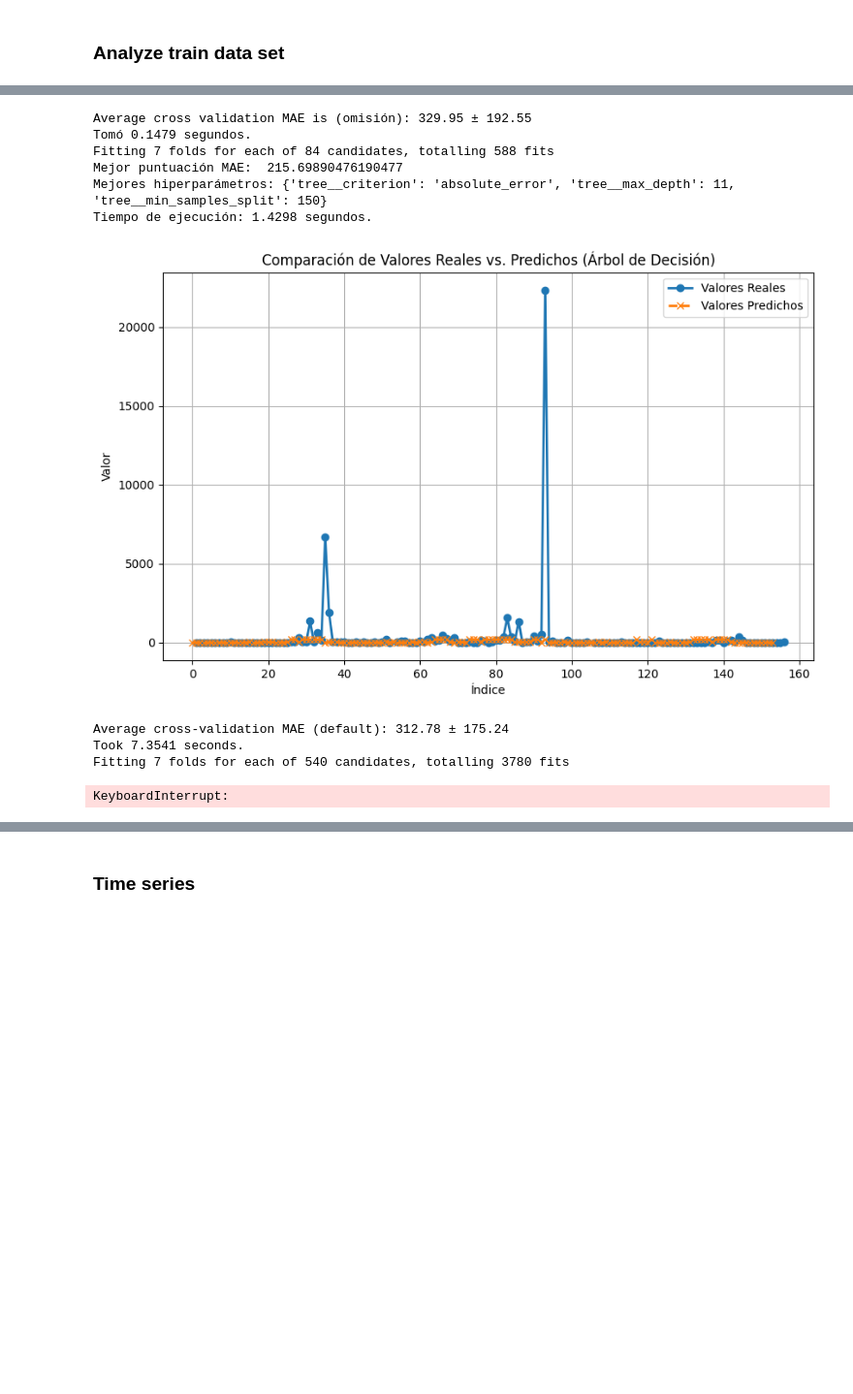
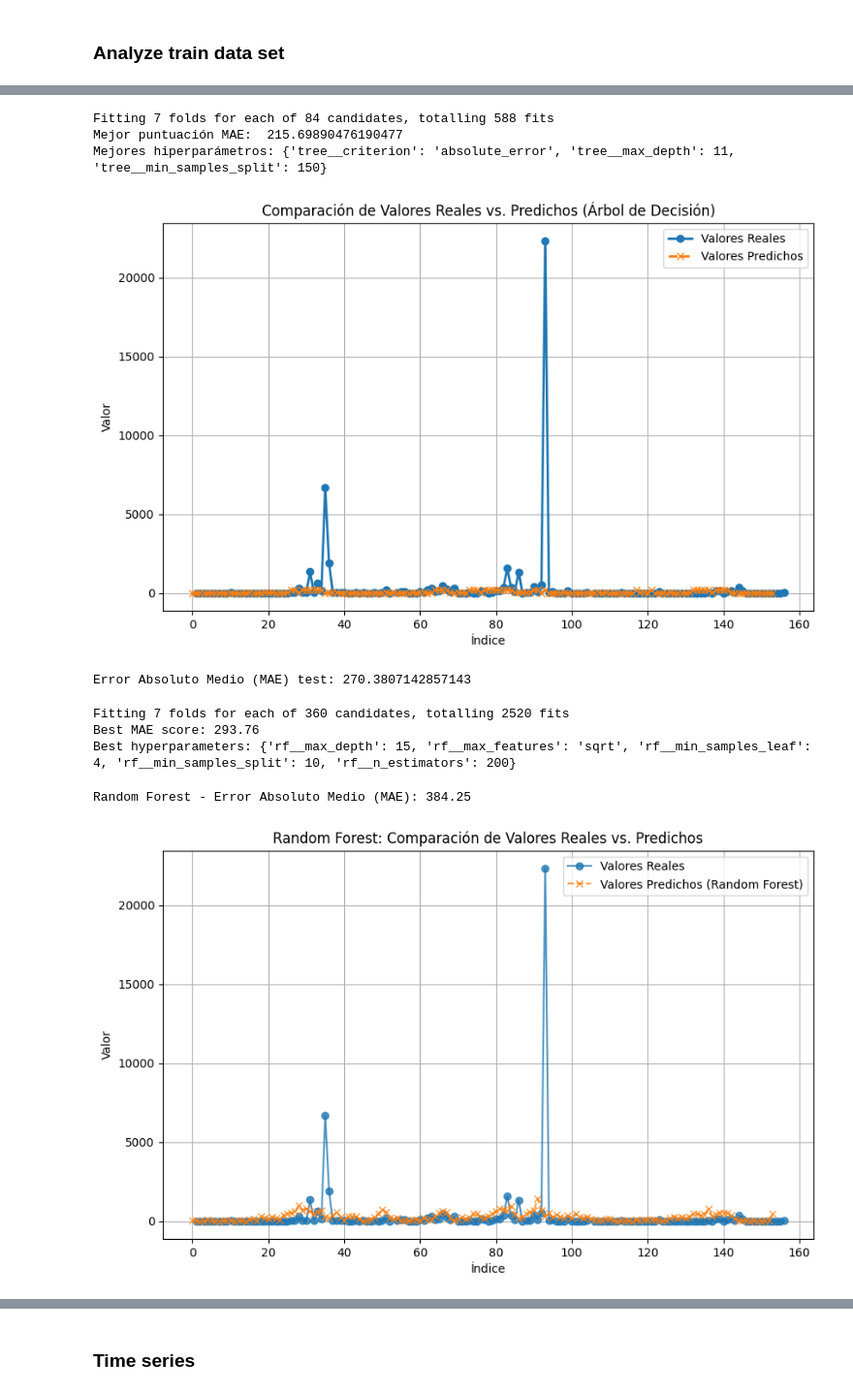
Before and after one commit to JozsefIvanGafo/4-Year-Q1-iao-project-Prediction-of-Forest-fires-in-Galicia-Spain2024-UC3M, a Jupyter notebook: prediction_of_forest_fires_in_Galicia.ipynb, the cells around one changed output, grey strips where cells are left out. Shown at 97% size. Cells and saved outputs as stored; diff of their text form; code cells hidden in the pictures; blank space fills up the shorter version.

```diff
--- a/prediction_of_forest_fires_in_Galicia.ipynb
+++ b/prediction_of_forest_fires_in_Galicia.ipynb
@@ -629,17 +564,6 @@ from sklearn.tree import DecisionTreeRegressor
 tree_pipe = Pipeline([
     ('tree', DecisionTreeRegressor(random_state=100472313))
 ])
-
-# Árbol de regresión por omisión --------------------------
-
-start_time = time.time()
-tree = cross_val_score(tree_pipe,x_train,y_train,scoring="neg_mean_absolute_error", cv=inner_cv)
-end_time= time.time()
-
-print(f"Average cross validation MAE is (omisión): {-tree.mean():.2f} ± {tree.std():.2f}")
-print(f"Tomó {(end_time - start_time):.4f} segundos.")
-
-
 
 #Árboles de regresión con HPO -----------------------------
 
@@ -649,23 +573,17 @@ param_grid = {
     'tree__min_samples_split': [40 ,50, 70, 90, 110, 130, 150],
 }
 
-start_time = time.time()
 
 tree_hpo = GridSearchCV(tree_pipe, param_grid, scoring='neg_mean_absolute_error', cv=inner_cv, n_jobs=-1, verbose=1)
 tree_hpo.fit(x_train, y_train)
 
-end_time = time.time()
 
 print(f"Mejor puntuación MAE: ", -tree_hpo.best_score_)
 print("Mejores hiperparámetros:", tree_hpo.best_params_)
-print(f"Tiempo de ejecución: {(end_time - start_time):.4f} segundos.")
 # %% [output]
-Average cross validation MAE is (omisión): 329.95 ± 192.55
-Tomó 0.1479 segundos.
 Fitting 7 folds for each of 84 candidates, totalling 588 fits
 Mejor puntuación MAE:  215.69890476190477
 Mejores hiperparámetros: {'tree__criterion': 'absolute_error', 'tree__max_depth': 11, 'tree__min_samples_split': 150}
-Tiempo de ejecución: 1.4298 segundos.
 # %%
 y_pred = tree_hpo.best_estimator_.predict(x_test)
 
@@ -679,8 +597,14 @@ plt.ylabel('Valor')
 plt.legend()
 plt.grid(True)
 plt.show()
+
+mae = mean_absolute_error(y_test, y_pred)
+
+# Mostrar el MAE
+print(f"Error Absoluto Medio (MAE) test: {mae}")
 # %% [output]
 [figure]
+Error Absoluto Medio (MAE) test: 270.3807142857143
 # %%
 from sklearn.ensemble import RandomForestRegressor
 from sklearn.pipeline import Pipeline
@@ -692,38 +616,49 @@ rf_pipe = Pipeline([
     ('rf', RandomForestRegressor(random_state=100472313))
 ])
 
-# Random Forest Regression (default parameters)
-start_time = time.time()
-rf = cross_val_score(rf_pipe, x_train, y_train, scoring="neg_mean_absolute_error", cv=inner_cv)
-end_time = time.time()
-
-print(f"Average cross-validation MAE (default): {-rf.mean():.2f} ± {rf.std():.2f}")
-print(f"Took {(end_time - start_time):.4f} seconds.")
-
 # Random Forest Regression with Hyperparameter Optimization (HPO)
 param_grid = {
     'rf__n_estimators': [50, 100, 150, 200],  # Number of trees
     'rf__max_depth': [5, 10, 15, 20, None],  # Maximum depth of trees
     'rf__min_samples_split': [2, 5, 10],  # Minimum samples required to split a node
     'rf__min_samples_leaf': [1, 2, 4],  # Minimum samples required at each leaf
-    'rf__max_features': ['auto', 'sqrt', 'log2']  # Number of features considered for splitting
+    'rf__max_features': ['sqrt', 'log2']  # Number of features considered for splitting
 }
 
-start_time = time.time()
 
 rf_hpo = GridSearchCV(rf_pipe, param_grid, scoring='neg_mean_absolute_error', cv=inner_cv, n_jobs=-1, verbose=1)
 rf_hpo.fit(x_train, y_train)
 
-end_time = time.time()
 
 print(f"Best MAE score: {-rf_hpo.best_score_:.2f}")
 print("Best hyperparameters:", rf_hpo.best_params_)
-print(f"Execution time: {(end_time - start_time):.4f} seconds.")
 # %% [output]
-Average cross-validation MAE (default): 312.78 ± 175.24
-Took 7.3541 seconds.
-Fitting 7 folds for each of 540 candidates, totalling 3780 fits
+Fitting 7 folds for each of 360 candidates, totalling 2520 fits
+Best MAE score: 293.76
+Best hyperparameters: {'rf__max_depth': 15, 'rf__max_features': 'sqrt', 'rf__min_samples_leaf': 4, 'rf__min_samples_split': 10, 'rf__n_estimators': 200}
-KeyboardInterrupt:
+# %%
+# Predict using the best model found during HPO
+y_pred_rf = rf_hpo.best_estimator_.predict(x_test)
+
+# Calculate MAE for Random Forest
+mae_rf = mean_absolute_error(y_test, y_pred_rf)
+
+# Print the MAE
+print(f"Random Forest - Error Absoluto Medio (MAE): {mae_rf:.2f}")
+
+# Plot real vs predicted values for Random Forest
+plt.figure(figsize=(10, 6))
+plt.plot(y_test, label='Valores Reales', marker='o', linestyle='-', alpha=0.8)
+plt.plot(y_pred_rf, label='Valores Predichos (Random Forest)', marker='x', linestyle='--', alpha=0.8)
+plt.title('Random Forest: Comparación de Valores Reales vs. Predichos')
+plt.xlabel('Índice')
+plt.ylabel('Valor')
+plt.legend()
+plt.grid()
+plt.show()
+# %% [output]
+Random Forest - Error Absoluto Medio (MAE): 384.25
+[figure, added]
 # %%
 from sklearn.svm import SVR
 
```
Also changed, not shown: parts of 12 cells of this notebook.
